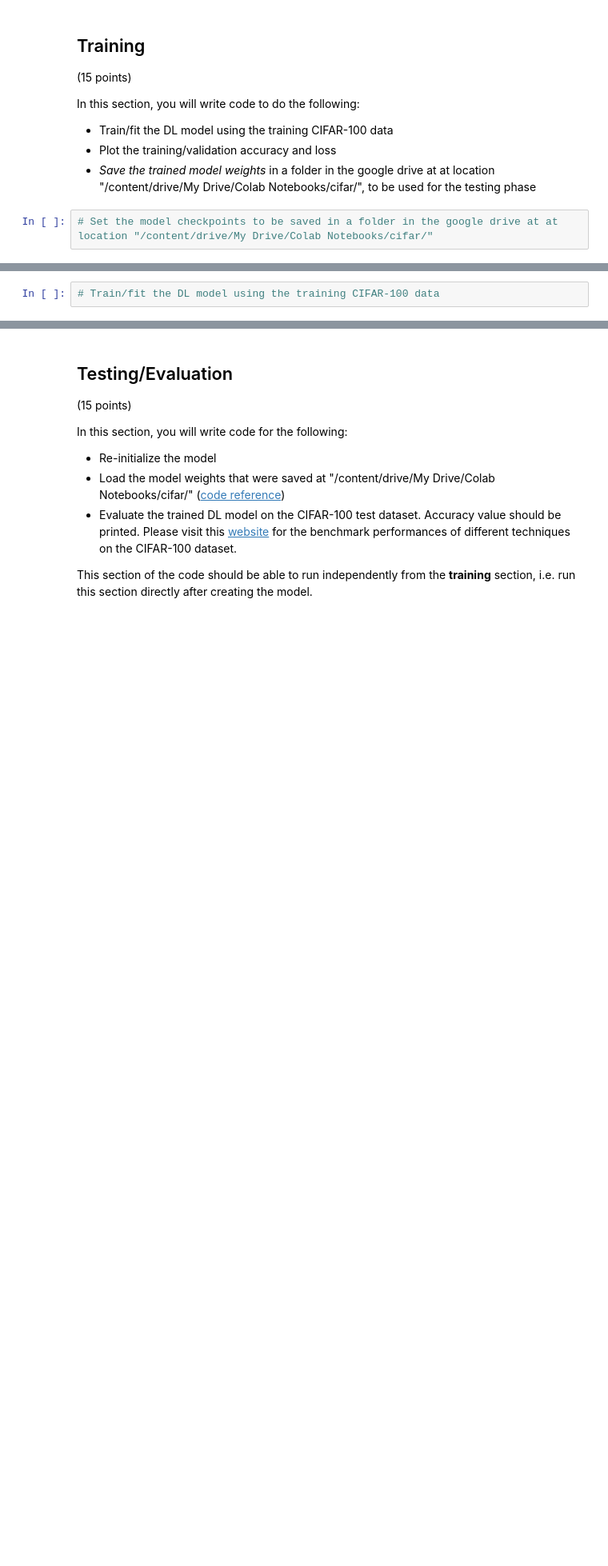
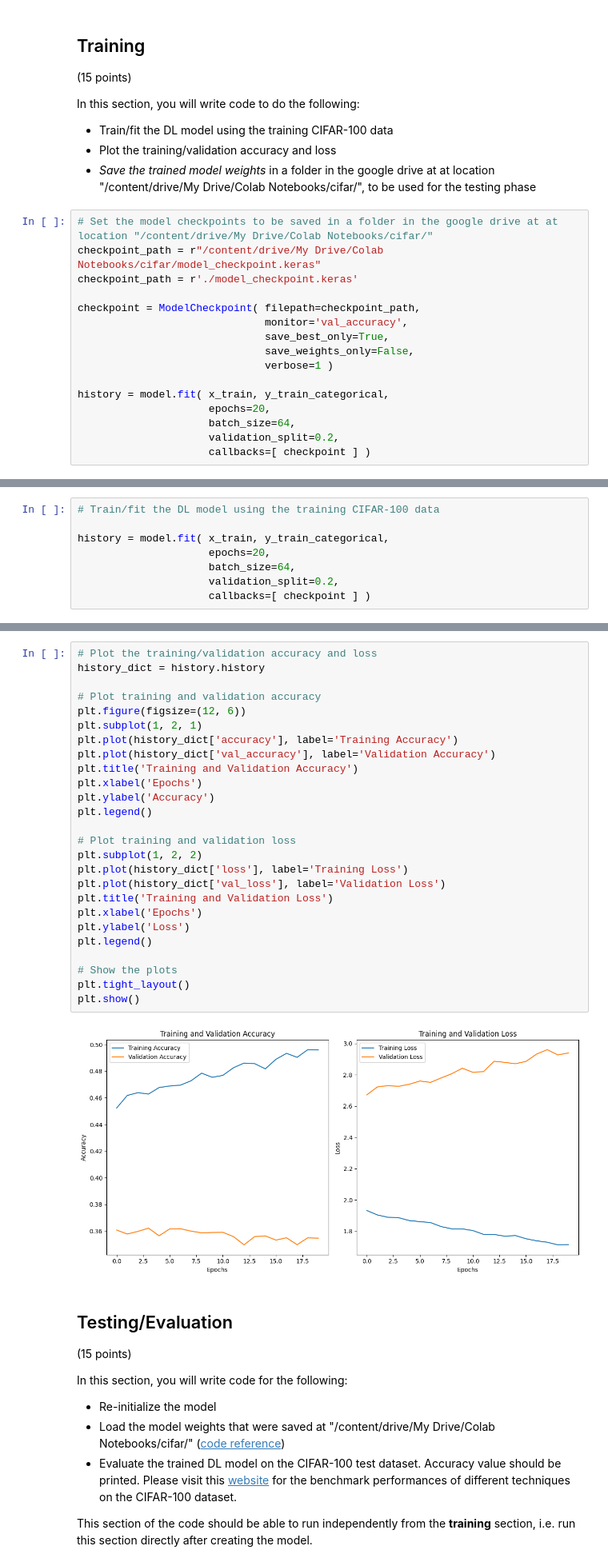
Before and after one commit to eliteabhi/AI-Assignments, a Jupyter notebook: deep-learning-assignment/UTSA_EE4953_EE5663_assignment3_uxs876.ipynb, the cells around one changed output, grey strips where cells are left out. Shown at 80% size. Cells and saved outputs as stored; diff of their text form; blank space fills up the shorter version.

```diff
--- a/deep-learning-assignment/UTSA_EE4953_EE5663_assignment3_uxs876.ipynb
+++ b/deep-learning-assignment/UTSA_EE4953_EE5663_assignment3_uxs876.ipynb
@@ -83,3 +227,17 @@ In this section, you will write code to do the following:
 *   *Save the trained model weights* in a folder in the google drive at at location "/content/drive/My Drive/Colab Notebooks/cifar/", to be used for the testing phase
 # %%
 # Set the model checkpoints to be saved in a folder in the google drive at at location "/content/drive/My Drive/Colab Notebooks/cifar/"
+checkpoint_path = r"/content/drive/My Drive/Colab Notebooks/cifar/model_checkpoint.keras"
+checkpoint_path = r'./model_checkpoint.keras'
+
+checkpoint = ModelCheckpoint( filepath=checkpoint_path,
+                              monitor='val_accuracy',
+                              save_best_only=True,
+                              save_weights_only=False,
+                              verbose=1 )
+
+history = model.fit( x_train, y_train_categorical,
+                     epochs=20,
+                     batch_size=64,
+                     validation_split=0.2,
+                     callbacks=[ checkpoint ] )
@@ -86,2 +262,8 @@ In this section, you will write code to do the following:
 # %%
 # Train/fit the DL model using the training CIFAR-100 data
+
+history = model.fit( x_train, y_train_categorical,
+                     epochs=20,
+                     batch_size=64,
+                     validation_split=0.2,
+                     callbacks=[ checkpoint ] )
@@ -90,3 +288,31 @@ In this section, you will write code to do the following:
+# %%
+# Plot the training/validation accuracy and loss
+history_dict = history.history
+
+# Plot training and validation accuracy
+plt.figure(figsize=(12, 6))
+plt.subplot(1, 2, 1)
+plt.plot(history_dict['accuracy'], label='Training Accuracy')
+plt.plot(history_dict['val_accuracy'], label='Validation Accuracy')
+plt.title('Training and Validation Accuracy')
+plt.xlabel('Epochs')
+plt.ylabel('Accuracy')
+plt.legend()
+
+# Plot training and validation loss
+plt.subplot(1, 2, 2)
+plt.plot(history_dict['loss'], label='Training Loss')
+plt.plot(history_dict['val_loss'], label='Validation Loss')
+plt.title('Training and Validation Loss')
+plt.xlabel('Epochs')
+plt.ylabel('Loss')
+plt.legend()
+
+# Show the plots
+plt.tight_layout()
+plt.show()
+# %% [output]
+[figure, added]
 # %% [markdown]
 ## Testing/Evaluation
 
```
Also changed, not shown: parts of 10 cells of this notebook, 3 other files.
